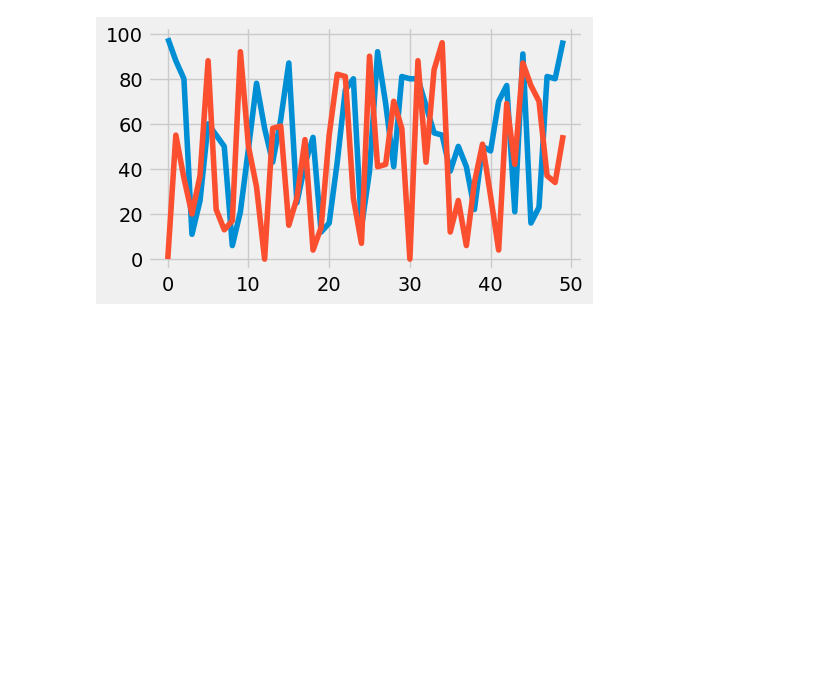
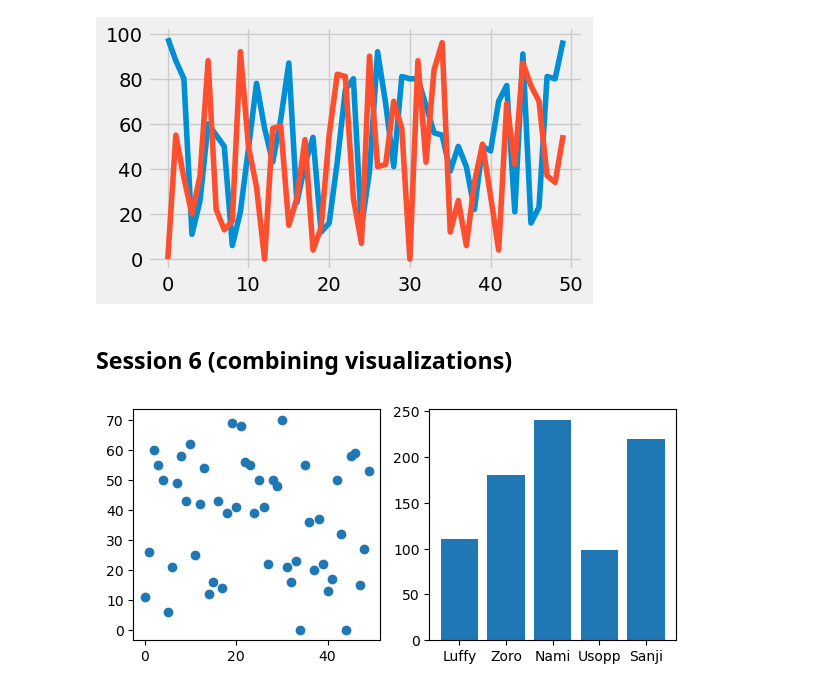
Before and after one commit to arsam-dj/visualization, a Jupyter notebook: 02_activities/assignments/participation/session1_code.ipynb, the cells around one changed output. Saved outputs shown, nothing was run; the diff lists cells and outputs as text; code cells hidden in the pictures; blank space fills up the shorter version.

Commit message:
Added code from session 6.

```diff
--- a/02_activities/assignments/participation/session1_code.ipynb
+++ b/02_activities/assignments/participation/session1_code.ipynb
@@ -145,3 +145,25 @@ ax.plot(x,y2)
 fig.show()
 # %% [output]
 [figure]
+# %% [markdown]
+## Session 6 (combining visualizations)
+# %%
+import numpy as np
+import matplotlib.pyplot as plt
+import pandas as pd
+import scipy
+import PIL
+import requests
+np.random.seed(613)
+
+x1 = np.arange(50)
+y1 = np.random.randint(0, 75,50)
+x2 = np.array(["Luffy", "Zoro", "Nami", "Usopp", "Sanji"])
+y2 = np.array([110, 180, 240, 99, 220])
+# %%
+fig,(ax1, ax2) = plt.subplots(ncols=2, nrows=1, figsize=(7, 3))
+ax1.scatter(x1,y1)
+ax2.bar(x2,y2)
+fig.show()
+# %% [output]
+[figure, added]
```
Also changed, not shown: parts of 3 cells of this notebook.
